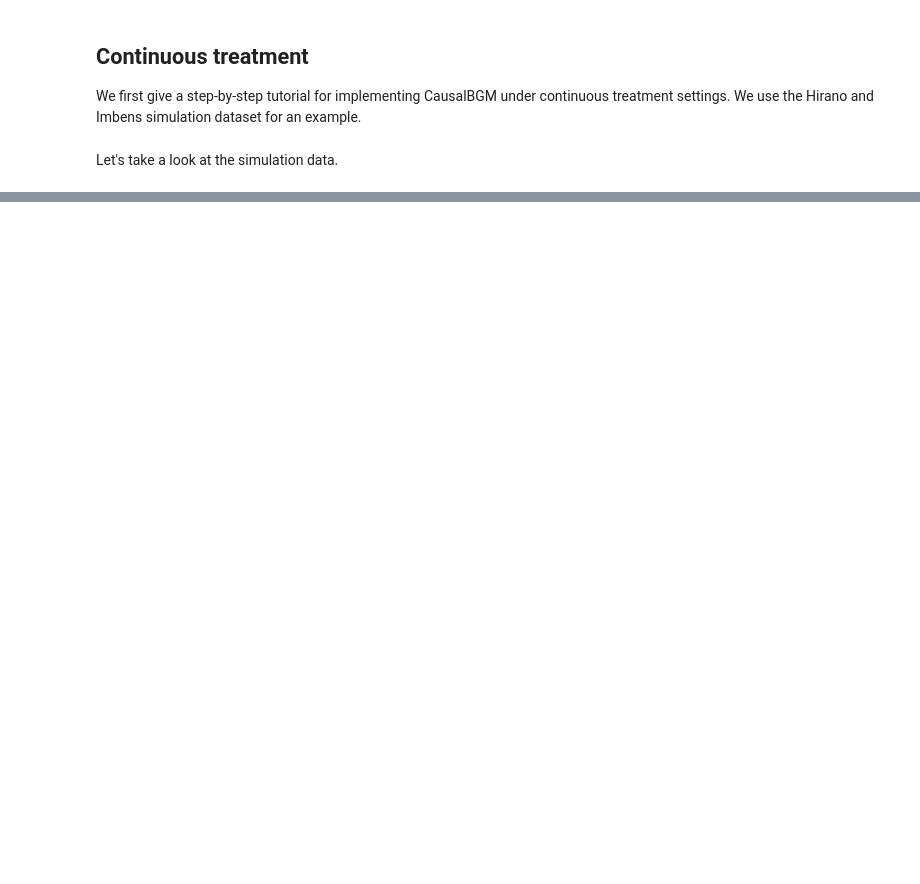
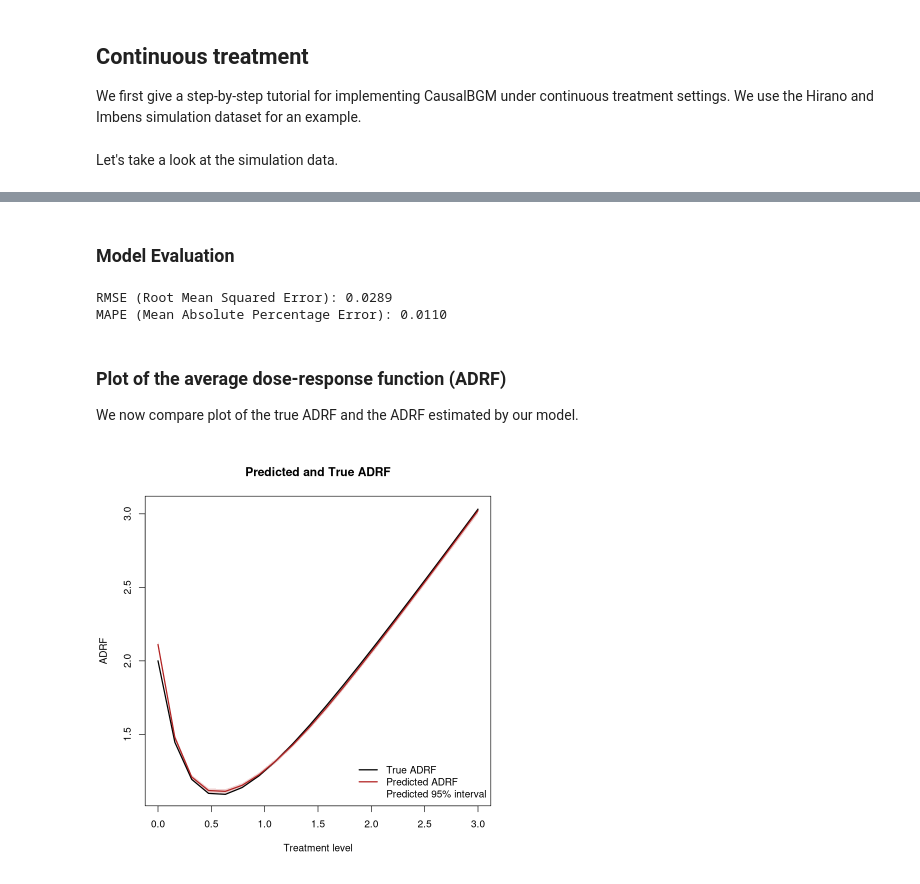
Before and after one commit to liuq-lab/bayesgm, a Jupyter notebook: docs/source/causalbgm/tutorial_r.ipynb, the cells around one changed output, grey strips where cells are left out. Saved outputs shown, nothing was run; the diff lists cells and outputs as text; code cells hidden in the pictures; blank space fills up the shorter version.

```diff
--- a/docs/source/causalbgm/tutorial_r.ipynb
+++ b/docs/source/causalbgm/tutorial_r.ipynb
@@ -186,3 +344,71 @@ legend(x = "topleft",
+# %%
+res <- model$predict(
+    x = x,
+    y = y,
+    v = v,
+    alpha = 0.05,
+    x_values = grid_val,
+    n_mcmc = 3000L,
+    burn_in = 5000L,
+    q_sd = 1.0
+)
+
+pred_effect <- as.numeric(res$effect)
+pred_interval <- as.matrix(res$interval)
+pred_lower <- pred_interval[, 1]
+pred_upper <- pred_interval[, 2]
+# %% [markdown]
+### Model Evaluation
+# %%
+rmse <- sqrt(mean((true_effect - pred_effect)^2))
+mape <- mean(abs((true_effect - pred_effect) / true_effect))
+
+cat(sprintf(
+  "RMSE (Root Mean Squared Error): %.4f\n",
+  rmse
+))
+cat(sprintf(
+  "MAPE (Mean Absolute Percentage Error): %.4f\n",
+  mape
+))
+# %% [output]
+RMSE (Root Mean Squared Error): 0.0289
+MAPE (Mean Absolute Percentage Error): 0.0110
+# %% [markdown]
+### Plot of the average dose-response function (ADRF)
+
+We now compare plot of the true ADRF and the ADRF estimated by our model.
+# %%
+plot(
+  grid_val,
+  true_effect,
+  type = "n",
+  ylim = range(c(true_effect, pred_lower, pred_upper), finite = TRUE),
+  xlab = "Treatment level",
+  ylab = "ADRF",
+  main = "Predicted and True ADRF"
+)
+polygon(
+  x = c(grid_val, rev(grid_val)),
+  y = c(pred_lower, rev(pred_upper)),
+  border = NA,
+  col = grDevices::adjustcolor("firebrick", alpha.f = 0.2)
+)
+lines(grid_val, true_effect, col = "black", lwd = 2)
+lines(grid_val, pred_effect, col = "firebrick", lwd = 2)
+legend(
+  "bottomright",
+  legend = c("True ADRF", "Predicted ADRF", "Predicted 95% interval"),
+  col = c("black", "firebrick", NA),
+  lty = c(1, 1, NA),
+  lwd = c(2, 2, NA),
+  pch = c(NA, NA, 15),
+  pt.cex = c(NA, NA, 2),
+  pt.bg = c(NA, NA, grDevices::adjustcolor("firebrick", alpha.f = 0.2)),
+  bty = "n"
+)
+# %% [output]
+[figure, added]
 # %%
 sessionInfo()
 # %% [output]
```
Also changed, not shown: parts of 43 cells of this notebook, 1 other file.
